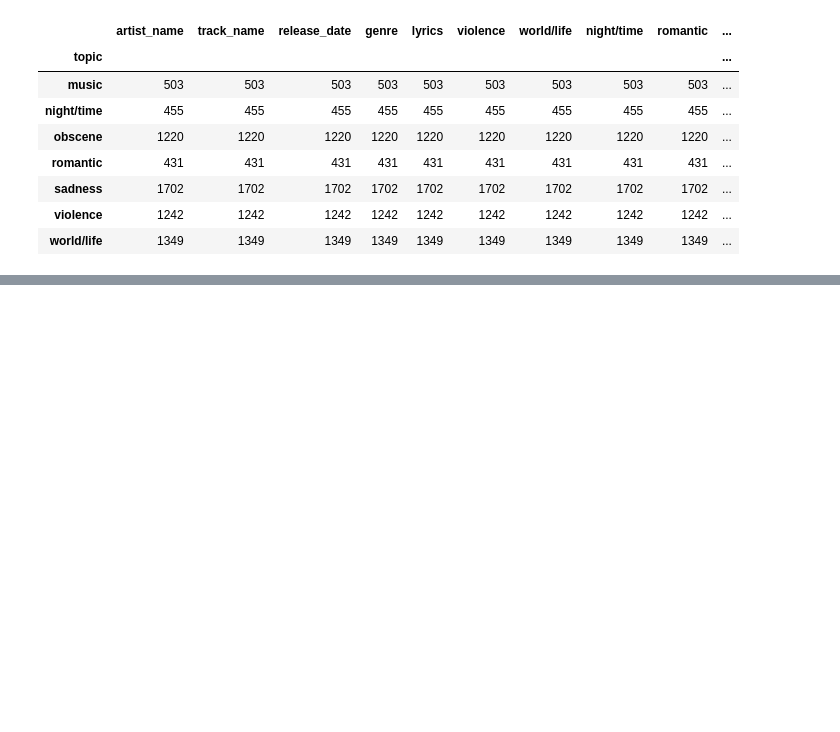
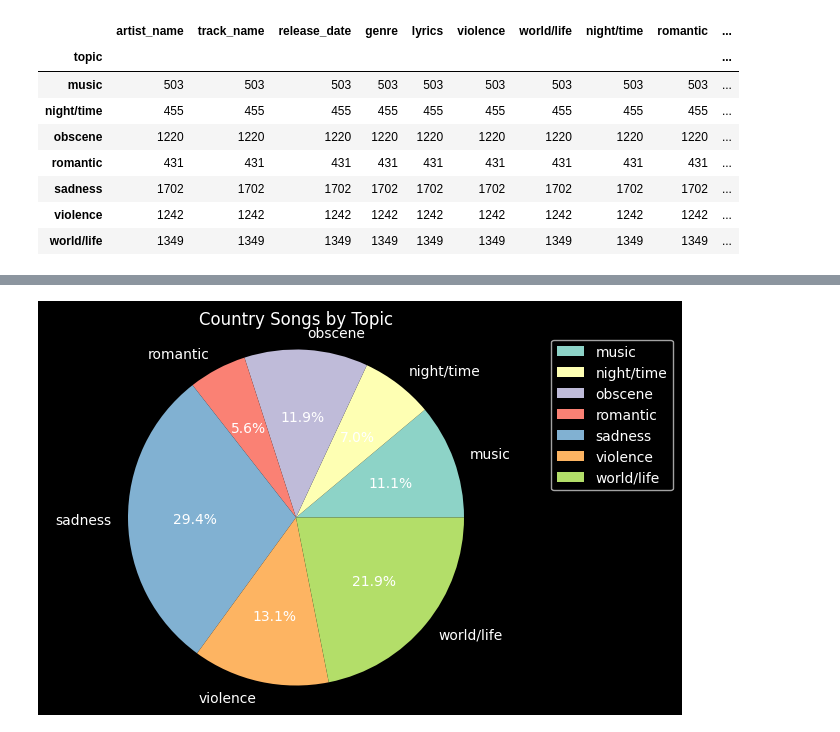
Before and after one commit to jarviswynn123/Team_Week, a Jupyter notebook: alex.ipynb, the cells around one changed output, grey strips where cells are left out. Cells and saved outputs as stored; diff of their text form; code cells hidden in the pictures; blank space fills up the shorter version.

```diff
--- a/alex.ipynb
+++ b/alex.ipynb
@@ -137,0 +177,19 @@ music_topics_pop.groupby(by="topic").count()
+# %%
+
+num_topics_country = [592, 373, 635, 299, 1571, 702, 1168]
+
+fig_country, ax_country = plt.subplots()
+
+ax_country.pie(num_topics_country, labels= labels, autopct="%1.1f%%")
+
+ax_country.axis('equal')
+
+plt.title('Country Songs by Topic')
+
+plt.style.use('dark_background')
+
+plt.legend(labels, bbox_to_anchor=(1,1), loc='best')
+
+plt.show()
+# %% [output]
+[figure, added]
```
Also changed, not shown: parts of 13 cells of this notebook.
